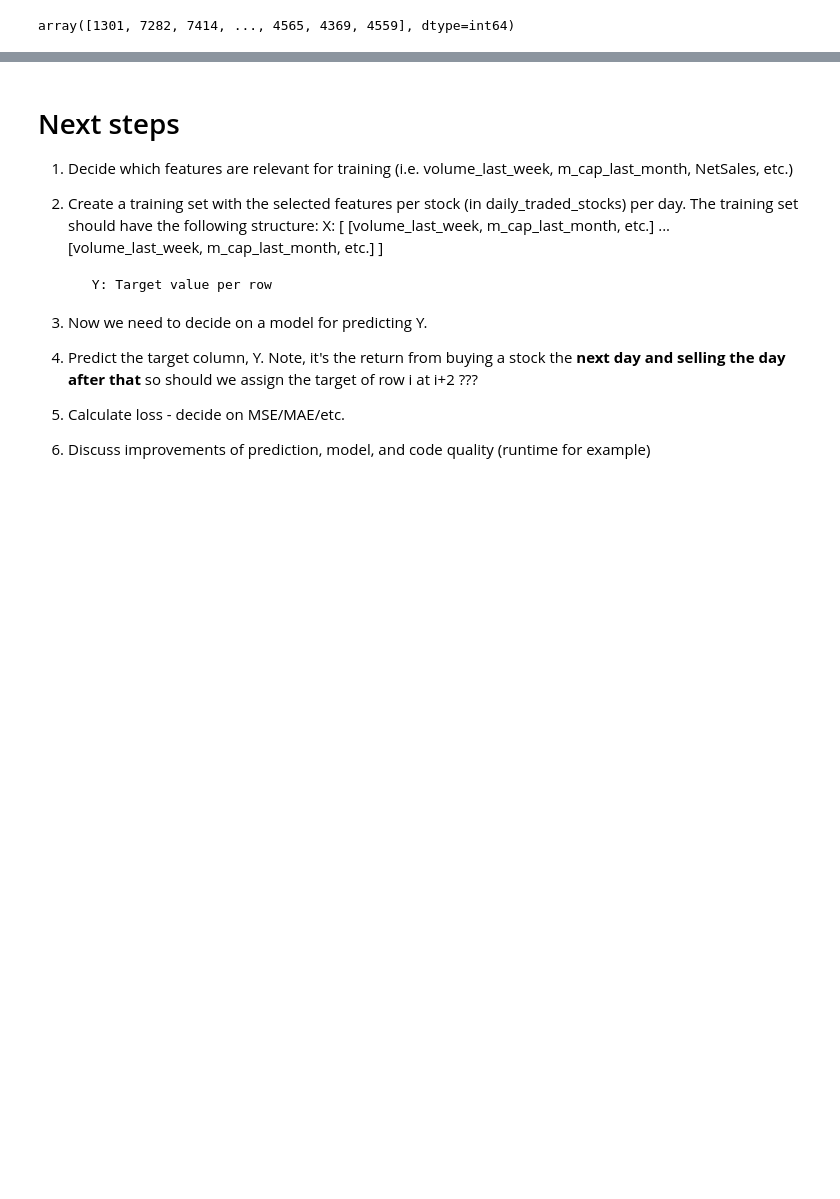
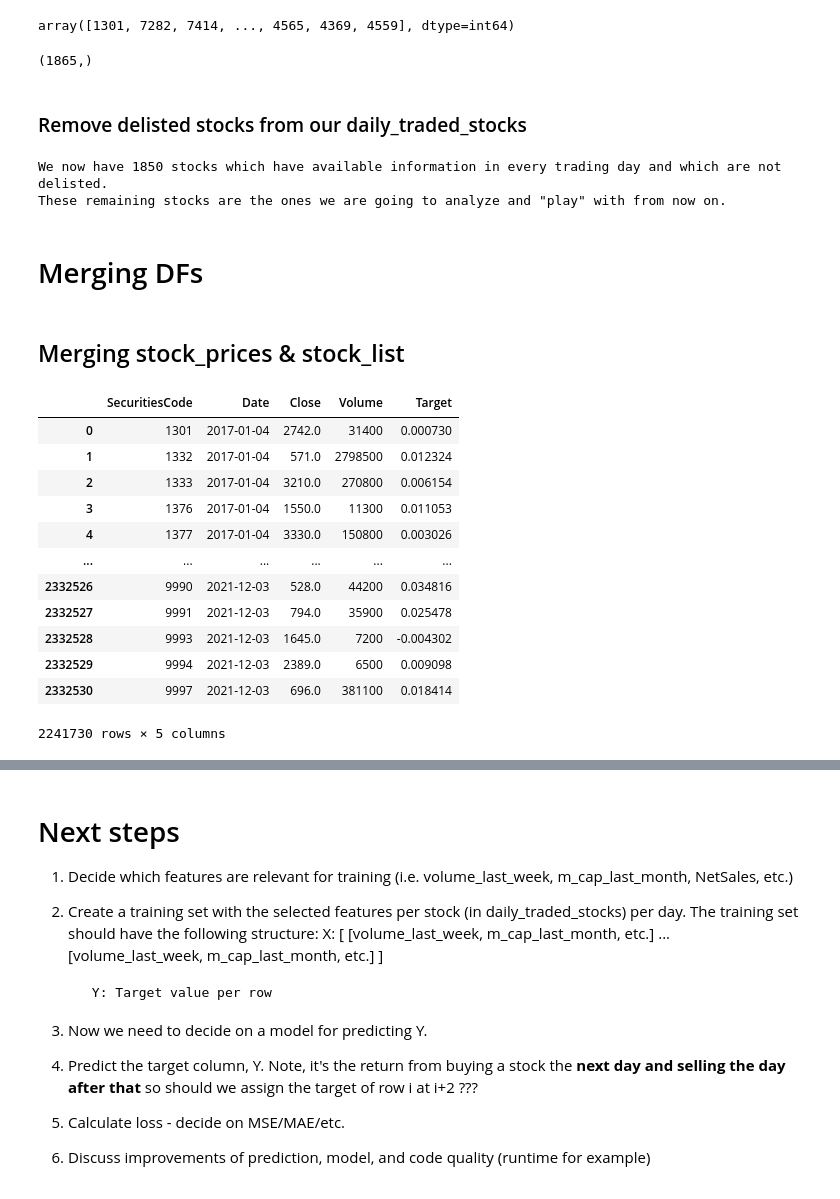
Before and after one commit to ofirnesher-nemodata/jpx-tokyo-stock-exchange-prediction, a Jupyter notebook: eda.ipynb, the cells around one changed output, grey strips where cells are left out. Drawn from its saved outputs; the diff is of its cells as text; code cells hidden in the pictures; blank space fills up the shorter version.

```diff
--- a/eda.ipynb
+++ b/eda.ipynb
@@ -482,3 +572,38 @@ daily_traded_stocks = get_stocks_traded_every_day(stock_prices)
 daily_traded_stocks
 # %% [output]
 array([1301, 7282, 7414, ..., 4565, 4369, 4559], dtype=int64)
+# %%
+daily_traded_stocks.shape
+# %% [output]
+(1865,)
+# %% [markdown]
+### Remove delisted stocks from our daily_traded_stocks
+# %%
+daily_traded_stocks = [x for x in daily_traded_stocks if (x not in delisted_stocks)]
+print(f'We now have {len(daily_traded_stocks)} stocks which have available information in every trading day and which are not delisted.\n'
+'These remaining stocks are the ones we are going to analyze and "play" with from now on.')
+# %% [output]
+We now have 1850 stocks which have available information in every trading day and which are not delisted.
+These remaining stocks are the ones we are going to analyze and "play" with from now on.
+# %% [markdown]
+# Merging DFs
+# %% [markdown]
+## Merging stock_prices & stock_list
+# %%
+# left join
+my_stock_prices = stock_prices[stock_prices['SecuritiesCode'].isin(daily_traded_stocks)][['SecuritiesCode', 'Date','Close','Volume','Target']]
+my_stock_prices
+# %% [output]
+|  | SecuritiesCode | Date | Close | Volume | Target |
+| 0 | 1301 | 2017-01-04 | 2742.0 | 31400 | 0.000730 |
+| 1 | 1332 | 2017-01-04 | 571.0 | 2798500 | 0.012324 |
+| 2 | 1333 | 2017-01-04 | 3210.0 | 270800 | 0.006154 |
+| 3 | 1376 | 2017-01-04 | 1550.0 | 11300 | 0.011053 |
+| 4 | 1377 | 2017-01-04 | 3330.0 | 150800 | 0.003026 |
+| ... | ... | ... | ... | ... | ... |
+| 2332526 | 9990 | 2021-12-03 | 528.0 | 44200 | 0.034816 |
+| 2332527 | 9991 | 2021-12-03 | 794.0 | 35900 | 0.025478 |
+| 2332528 | 9993 | 2021-12-03 | 1645.0 | 7200 | -0.004302 |
+| 2332529 | 9994 | 2021-12-03 | 2389.0 | 6500 | 0.009098 |
+| 2332530 | 9997 | 2021-12-03 | 696.0 | 381100 | 0.018414 |
+2241730 rows × 5 columns
```
Also changed, not shown: parts of 31 cells of this notebook.
